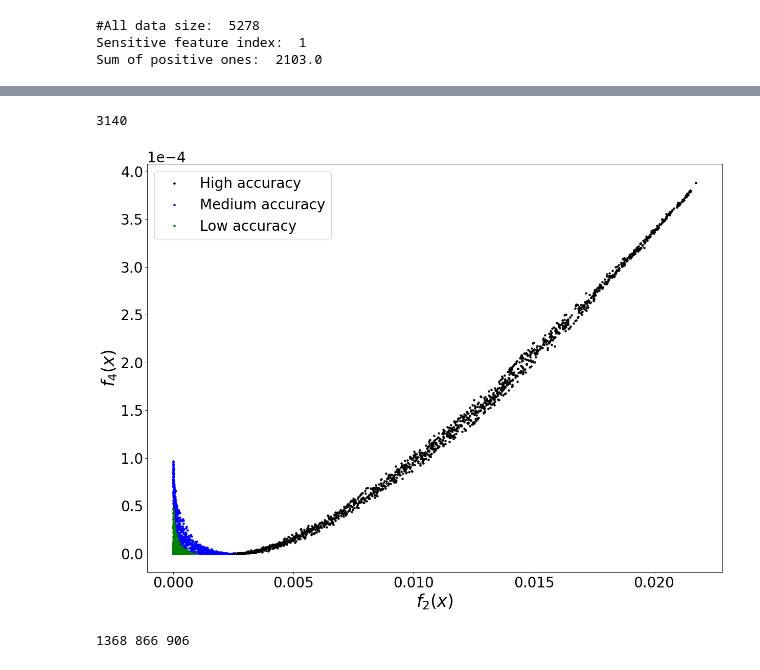
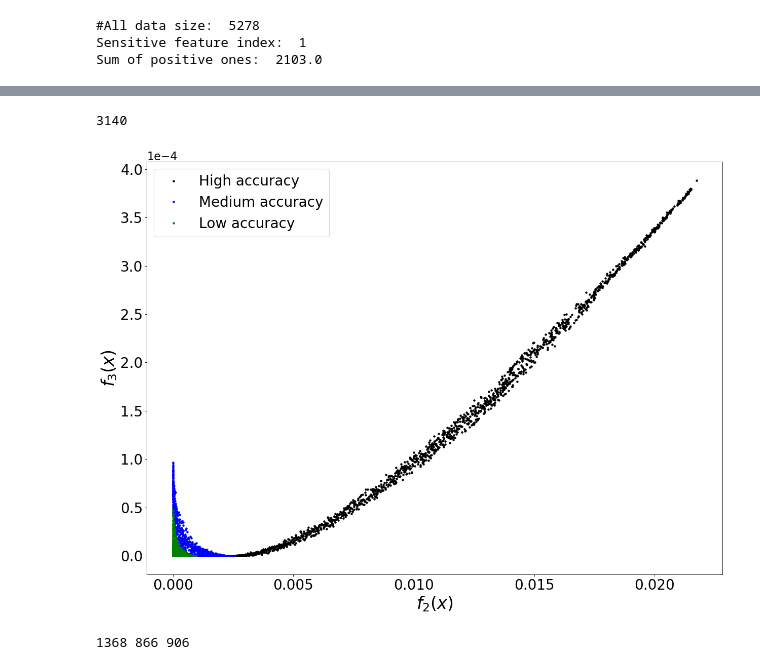
Before and after one commit to sul217/MOO_Fairness, a Jupyter notebook: COMPAS_data.ipynb, the cells around one changed output, grey strips where cells are left out. Cells and saved outputs as stored; diff of their text form; code cells hidden in the pictures.

```diff
--- a/COMPAS_data.ipynb
+++ b/COMPAS_data.ipynb
@@ -400,35 +458,35 @@ plt.rc('font', **{'size':'20'})
 # %%
 print len(f1_arrays7)
 import matplotlib.cm as cm
 colors = cm.rainbow(f1_arrays7/np.max(f1_arrays7))
 idx_red = np.where(f1_arrays7 < (np.max(f1_arrays7) - np.min(f1_arrays7))*1.5/10 + np.min(f1_arrays7))
 idx_blue = np.where((f1_arrays7 >= (np.max(f1_arrays7) - np.min(f1_arrays7))*1.5/10 + np.min(f1_arrays7)) \
                     & (f1_arrays7 < (np.max(f1_arrays7) - np.min(f1_arrays7))*4/10 + np.min(f1_arrays7)))
 idx_green = np.where(f1_arrays7 >= (np.max(f1_arrays7) - np.min(f1_arrays7))*4/10 + np.min(f1_arrays7))
 
 
 fig = plt.figure(figsize=(16, 12), dpi= 80, facecolor='w', edgecolor='k')
 ax = plt.subplot(1, 1, 1)
 ax.xaxis.set_tick_params(labelsize=25)
 ax.yaxis.set_tick_params(labelsize=25)
 # ax.plot(training_loss, training_obj2, 'k.', lw=2)
 ax.plot(f3_arrays7[idx_red], f2_arrays7[idx_red],  'k.', label = 'High accuracy') #color=colors   higher accuracy
 ax.plot(f3_arrays7[idx_blue], f2_arrays7[idx_blue],  'b.', label = 'Medium accuracy') #color=colors  middle accuracy
 ax.plot(f3_arrays7[idx_green], f2_arrays7[idx_green],  'g.', label = 'Low accuracy') #color=colors lowest accuracy
 
 ax.ticklabel_format(style='sci', axis='y', scilimits=(0,0))
 ax.set_xlabel('$f_2(x)$', fontsize=30)
-ax.set_ylabel('$f_4(x)$', fontsize=30)
+ax.set_ylabel('$f_3(x)$', fontsize=30)
 ax.legend(fontsize = 25)
 
 plt.tight_layout()
 plt.show()
 
 figure_path = "figs/COMPAS_threeObj_EODI_2.pdf"
 fig.savefig(figure_path, bbox_inches='tight')
 # %% [output]
 3140
-[figure, old version]
+[figure, new version]
 # %%
 print len(idx_red[0]), len(idx_blue[0]), len(idx_green[0])
 # %% [output]
```
Also changed, not shown: parts of 33 cells of this notebook, 1 other file.
